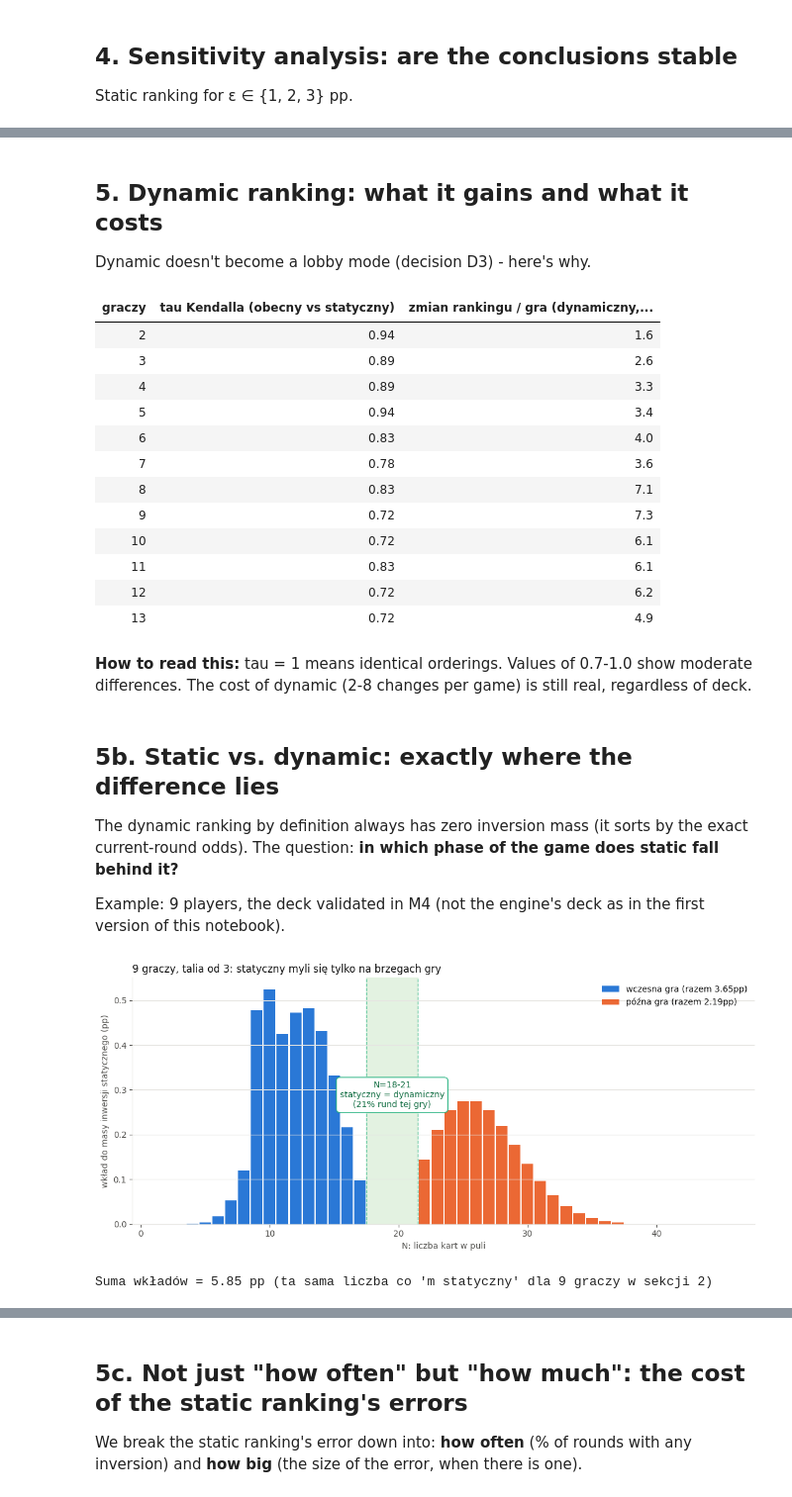
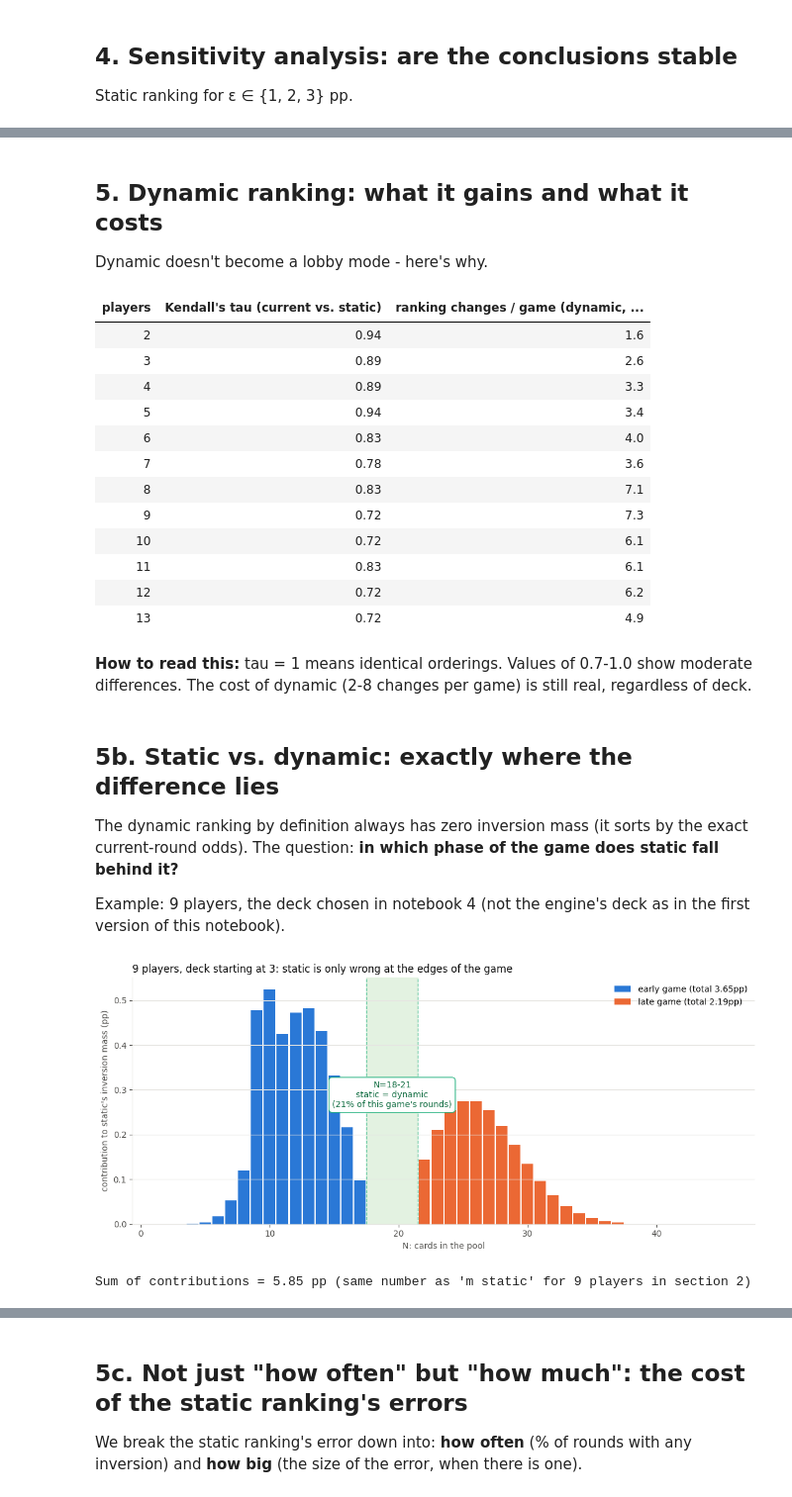
Before and after one commit to mateusz-gob1/tayan-lab, a Jupyter notebook: notebooks/03_rankings.ipynb, the cells around one changed output, grey strips where cells are left out. Shown at 99% size. Cells and saved outputs as stored; diff of their text form; code cells hidden in the pictures.

```diff
--- a/notebooks/03_rankings.ipynb
+++ b/notebooks/03_rankings.ipynb
@@ -167,7 +170,7 @@ Table of the recommended ordering for each player count, on the decks validated
 # %%
 rows = []
 for players in range(2, 14):
-    r = df_mass.loc[df_mass["graczy"] == players, "_ranking"].iloc[0]
-    rows.append({"graczy": players, "talia (L)": DECK_TABLE[players], "rekomendowana kolejność": pl_ranking(r)})
+    r = df_mass.loc[df_mass["players"] == players, "_ranking"].iloc[0]
+    rows.append({"players": players, "deck (L)": DECK_TABLE[players], "recommended order": label_ranking(r)})
 pd.DataFrame(rows).style.hide(axis="index")
 # %% [output]
@@ -204,8 +207,8 @@ for players in range(2, 14):
     variants = {eps: static_ranking(L, players, start, limit, epsilon_pp=eps)[0] for eps in (1.0, 2.0, 3.0)}
     stable = len(set(variants.values())) == 1
     rows.append({
-        "graczy": players, "stabilny dla eps=1/2/3": "tak" if stable else "NIE",
-        "ranking (eps=1)": pl_ranking(variants[1.0]) if not stable else "",
+        "players": players, "stable for eps=1/2/3": "yes" if stable else "NO",
+        "ranking (eps=1)": label_ranking(variants[1.0]) if not stable else "",
     })
 df_sens = pd.DataFrame(rows)
 df_sens.style.hide(axis="index")
@@ -230,7 +233,7 @@ This is a different, and frankly less convenient, result than before M4: the unc
 # %% [markdown]
 ## 5. Dynamic ranking: what it gains and what it costs
 
-Dynamic doesn't become a lobby mode (decision D3) - here's why.
+Dynamic doesn't become a lobby mode - here's why.
 # %%
 rows = []
 for players in range(2, 14):
@@ -240,13 +243,13 @@ for players in range(2, 14):
     tau = kendall_tau(CURRENT_ORDER, ranking)
     changes = expected_ranking_changes(L, players, start, limit, epsilon_pp=EPSILON, hysteresis=True)
     rows.append({
-        "graczy": players, "tau Kendalla (obecny vs statyczny)": float(tau),
-        "zmian rankingu / gra (dynamiczny, z histerezą)": float(changes),
+        "players": players, "Kendall's tau (current vs. static)": float(tau),
+        "ranking changes / game (dynamic, with hysteresis)": float(changes),
     })
 df_dyn = pd.DataFrame(rows)
-df_dyn.style.format({"tau Kendalla (obecny vs statyczny)": "{:.2f}", "zmian rankingu / gra (dynamiczny, z histerezą)": "{:.1f}"}).hide(axis="index")
+df_dyn.style.format({"Kendall's tau (current vs. static)": "{:.2f}", "ranking changes / game (dynamic, with hysteresis)": "{:.1f}"}).hide(axis="index")
 # %% [output]
-| graczy | tau Kendalla (obecny vs statyczny) | zmian rankingu / gra (dynamiczny,... |
+| players | Kendall's tau (current vs. static) | ranking changes / game (dynamic, ... |
 | 2 | 0.94 | 1.6 |
 | 3 | 0.89 | 2.6 |
 | 4 | 0.89 | 3.3 |
@@ -266,7 +269,7 @@ df_dyn.style.format({"tau Kendalla (obecny vs statyczny)": "{:.2f}", "zmian rank
 
 The dynamic ranking by definition always has zero inversion mass (it sorts by the exact current-round odds). The question: **in which phase of the game does static fall behind it?**
 
-Example: 9 players, the deck validated in M4 (not the engine's deck as in the first version of this notebook).
+Example: 9 players, the deck chosen in notebook 4 (not the engine's deck as in the first version of this notebook).
 # %%
 def contribution_by_n(ranking, lowest_rank, players, starting_cards, elimination_limit, epsilon_pp=EPSILON):
     dist = pool_size_distribution(players, starting_cards, elimination_limit)
@@ -275,7 +278,7 @@ def contribution_by_n(ranking, lowest_rank, players, starting_cards, elimination
         w = float(dist.by_pool_size[n] / dist.expected_rounds)
         p = {c: probability(c, lowest_rank, n) for c in CATEGORIES}
         raw_mass = float(inversion_mass(ranking, p, epsilon_pp)) * 100
-        rows.append({"N": n, "w(N)%": w * 100, "masa lokalna (pp)": raw_mass, "wkład w wynik (pp)": w * raw_mass})
+        rows.append({"N": n, "w(N)%": w * 100, "local mass (pp)": raw_mass, "contribution to result (pp)": w * raw_mass})
     return pd.DataFrame(rows)
 
 players_example = 9
@@ -283,47 +286,47 @@ L_example = DECK_TABLE[players_example]
 ranking_example, _ = static_ranking(L_example, players_example, default_start(players_example), default_limit(players_example), epsilon_pp=EPSILON)
 df_contrib = contribution_by_n(ranking_example, L_example, players_example, default_start(players_example), default_limit(players_example))
 
-is_zero = (df_contrib["masa lokalna (pp)"] <= 1e-9).tolist()
+is_zero = (df_contrib["local mass (pp)"] <= 1e-9).tolist()
 ns_sorted = df_contrib["N"].tolist()
 runs, start = [], None
 for idx, z in enumerate(is_zero + [False]):
     if z and start is None:
         start = idx
     if not z and start is not None:
         runs.append((start, idx - 1))
         start = None
-# Ignorujemy bloki dotykajace brzegow zakresu N -- to trywialne strefy "jeszcze nic"
-# / "juz wszystko pewne", nie prawdziwe plateau zgodnosci statyczny=dynamiczny.
+# Ignore runs touching the ends of the N range -- those are trivial "nothing yet"
+# / "everything's certain" tails, not a real static=dynamic agreement plateau.
 interior_runs = [r for r in runs if r[0] > 0 and r[1] < len(ns_sorted) - 1]
 best_run = max(interior_runs or runs, key=lambda r: r[1] - r[0])
 zone_lo, zone_hi = ns_sorted[best_run[0]], ns_sorted[best_run[1]]
 zone_share = df_contrib.loc[(df_contrib["N"] >= zone_lo) & (df_contrib["N"] <= zone_hi), "w(N)%"].sum()
-early_pp = df_contrib.loc[df_contrib["N"] < zone_lo, "wkład w wynik (pp)"].sum()
-late_pp = df_contrib.loc[df_contrib["N"] > zone_hi, "wkład w wynik (pp)"].sum()
+early_pp = df_contrib.loc[df_contrib["N"] < zone_lo, "contribution to result (pp)"].sum()
+late_pp = df_contrib.loc[df_contrib["N"] > zone_hi, "contribution to result (pp)"].sum()
 
 fig, ax = plt.subplots(figsize=(11, 5))
 ax.axvspan(zone_lo - 0.5, zone_hi + 0.5, color="#e3f2e1", zorder=0)
 ax.axvline(zone_lo - 0.5, color="#1baf7a", lw=1, ls="--", alpha=0.7)
 ax.axvline(zone_hi + 0.5, color="#1baf7a", lw=1, ls="--", alpha=0.7)
 early = df_contrib[df_contrib["N"] < zone_lo]
 late = df_contrib[df_contrib["N"] > zone_hi]
-ax.bar(early["N"], early["wkład w wynik (pp)"], color="#2a78d6", width=0.9, label=f"wczesna gra (razem {early_pp:.2f}pp)")
-ax.bar(late["N"], late["wkład w wynik (pp)"], color="#eb6834", width=0.9, label=f"późna gra (razem {late_pp:.2f}pp)")
+ax.bar(early["N"], early["contribution to result (pp)"], color="#2a78d6", width=0.9, label=f"early game (total {early_pp:.2f}pp)")
+ax.bar(late["N"], late["contribution to result (pp)"], color="#eb6834", width=0.9, label=f"late game (total {late_pp:.2f}pp)")
 NL = chr(10)
-label_zone = f"N={zone_lo}-{zone_hi}{NL}statyczny = dynamiczny{NL}({zone_share:.0f}% rund tej gry)"
-ax.text((zone_lo + zone_hi) / 2, df_contrib["wkład w wynik (pp)"].max() * 0.55, label_zone,
+label_zone = f"N={zone_lo}-{zone_hi}{NL}static = dynamic{NL}({zone_share:.0f}% of this game's rounds)"
+ax.text((zone_lo + zone_hi) / 2, df_contrib["contribution to result (pp)"].max() * 0.55, label_zone,
         ha="center", va="center", fontsize=10, color="#0d6b3f",
         bbox=dict(boxstyle="round,pad=0.4", facecolor="white", edgecolor="#1baf7a", linewidth=1))
-ax.set_xlabel("N: liczba kart w puli")
-ax.set_ylabel("wkład do masy inwersji statycznego (pp)")
-ax.set_title(f"{players_example} graczy, talia od {L_example}: statyczny myli się tylko na brzegach gry",
+ax.set_xlabel("N: cards in the pool")
+ax.set_ylabel("contribution to static's inversion mass (pp)")
+ax.set_title(f"{players_example} players, deck starting at {L_example}: static is only wrong at the edges of the game",
              loc="left", color=INK, fontsize=12)
 ax.grid(axis="y", color=GRID, lw=0.8)
 ax.legend(frameon=False, loc="upper right")
 plt.tight_layout()
 plt.show()
-print(f"Suma wkładów = {df_contrib['wkład w wynik (pp)'].sum():.2f} pp (ta sama liczba co 'm statyczny' dla {players_example} graczy w sekcji 2)")
+print(f"Sum of contributions = {df_contrib['contribution to result (pp)'].sum():.2f} pp (same number as 'm static' for {players_example} players in section 2)")
 # %% [output]
-[figure, old version]
+[figure, new version]
-Suma wkładów = 5.85 pp (ta sama liczba co 'm statyczny' dla 9 graczy w sekcji 2)
+Sum of contributions = 5.85 pp (same number as 'm static' for 9 players in section 2)
 # %% [markdown]
```
Also changed, not shown: parts of 24 cells of this notebook, 12 other files.
